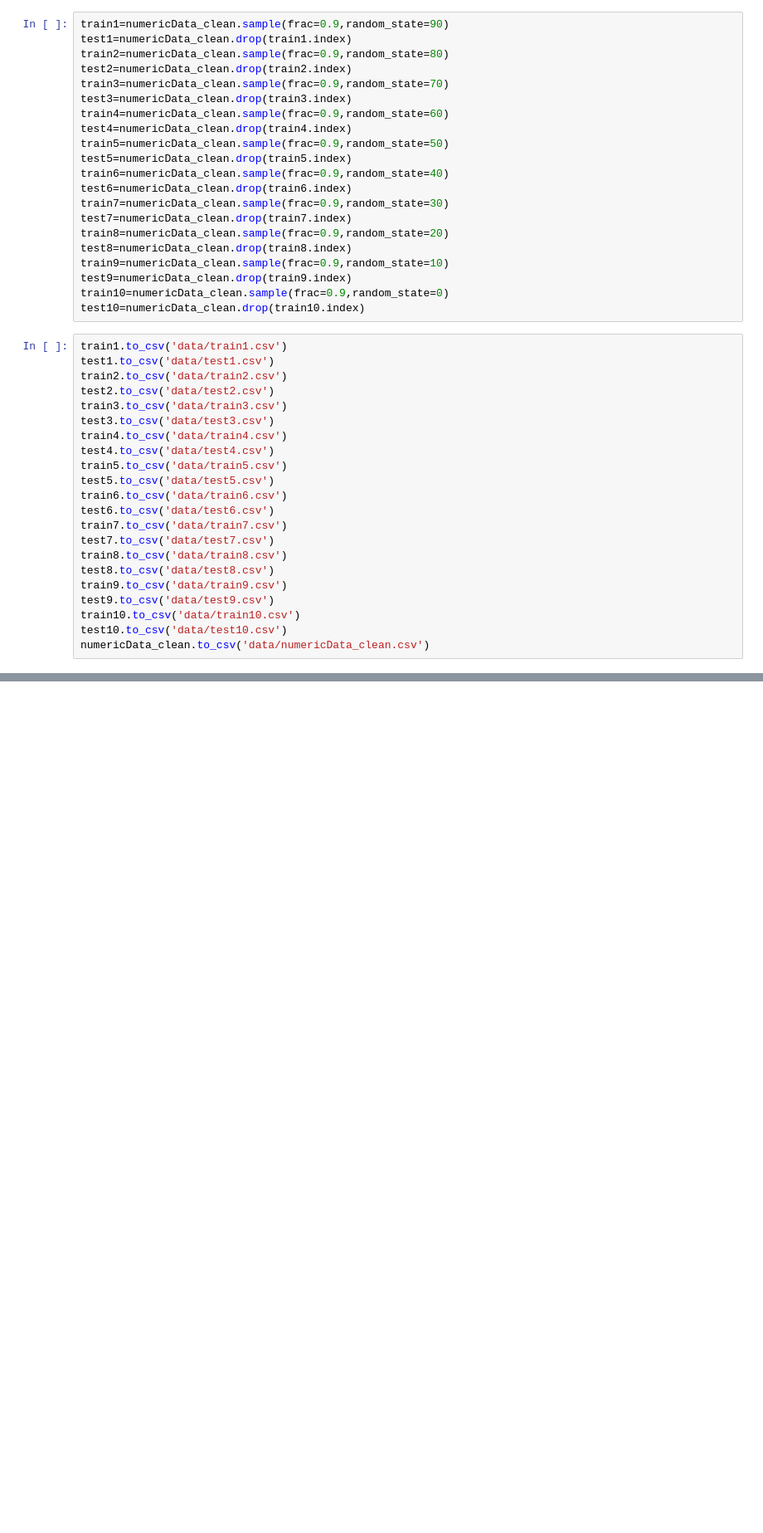
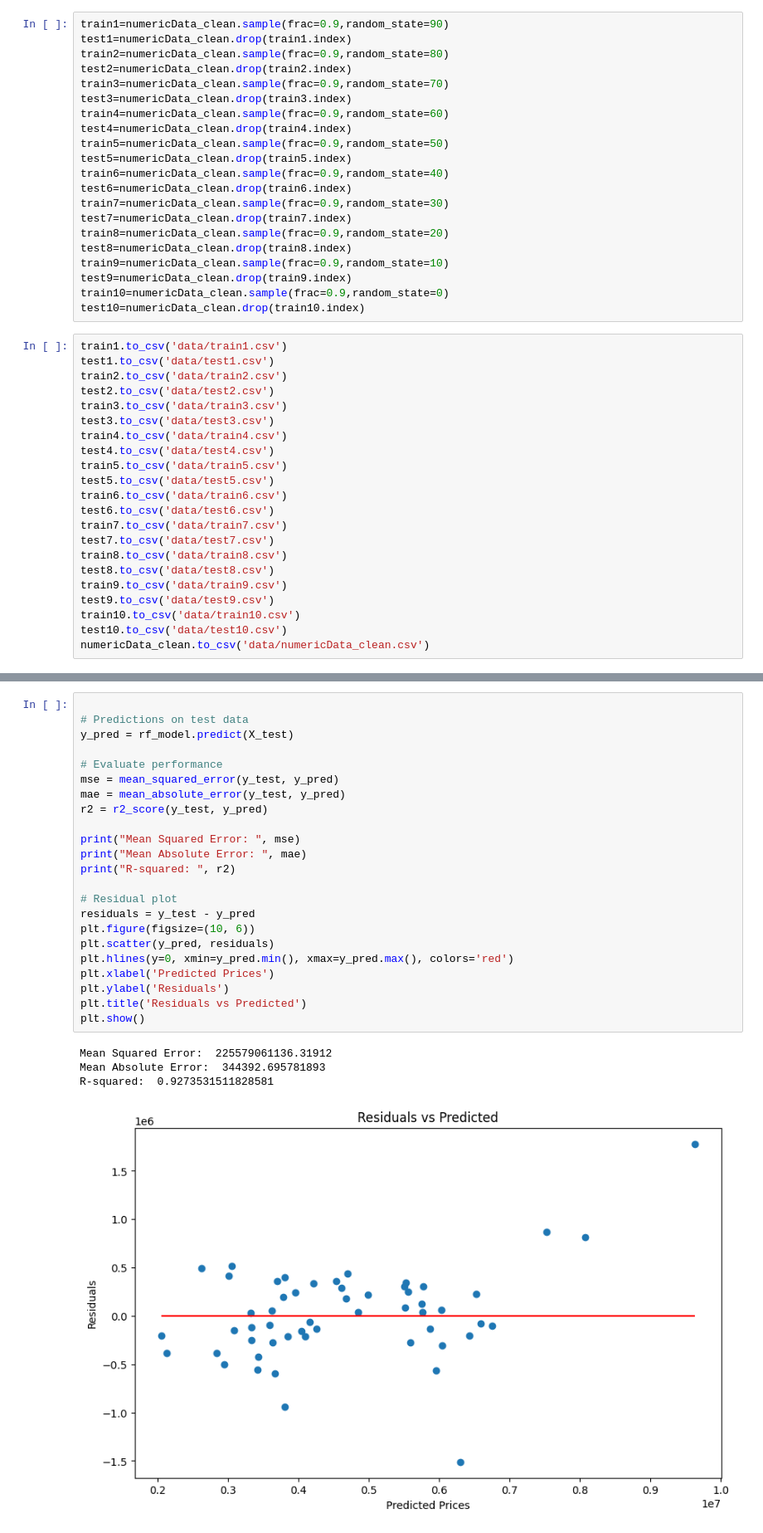
Before and after one commit to aaron117511/CSCI4502, a Jupyter notebook: DataPreprocessing.ipynb, the cells around one changed output, grey strips where cells are left out. Shown: that part at 83% size. Saved outputs shown, nothing was run; the diff lists cells and outputs as text; blank space fills up the shorter version.

Commit message:
model performance eval

```diff
--- a/DataPreprocessing.ipynb
+++ b/DataPreprocessing.ipynb
@@ -167,0 +174,28 @@ Estimated price: $ 8298500.0
+# %%
+
+# Predictions on test data
+y_pred = rf_model.predict(X_test)
+
+# Evaluate performance
+mse = mean_squared_error(y_test, y_pred)
+mae = mean_absolute_error(y_test, y_pred)
+r2 = r2_score(y_test, y_pred)
+
+print("Mean Squared Error: ", mse)
+print("Mean Absolute Error: ", mae)
+print("R-squared: ", r2)
+
+# Residual plot
+residuals = y_test - y_pred
+plt.figure(figsize=(10, 6))
+plt.scatter(y_pred, residuals)
+plt.hlines(y=0, xmin=y_pred.min(), xmax=y_pred.max(), colors='red')
+plt.xlabel('Predicted Prices')
+plt.ylabel('Residuals')
+plt.title('Residuals vs Predicted')
+plt.show()
+# %% [output]
+Mean Squared Error:  225579061136.31912
+Mean Absolute Error:  344392.695781893
+R-squared:  0.9273531511828581
+[figure, added]
```
Also changed, not shown: parts of 4 cells of this notebook, 21 other files.
